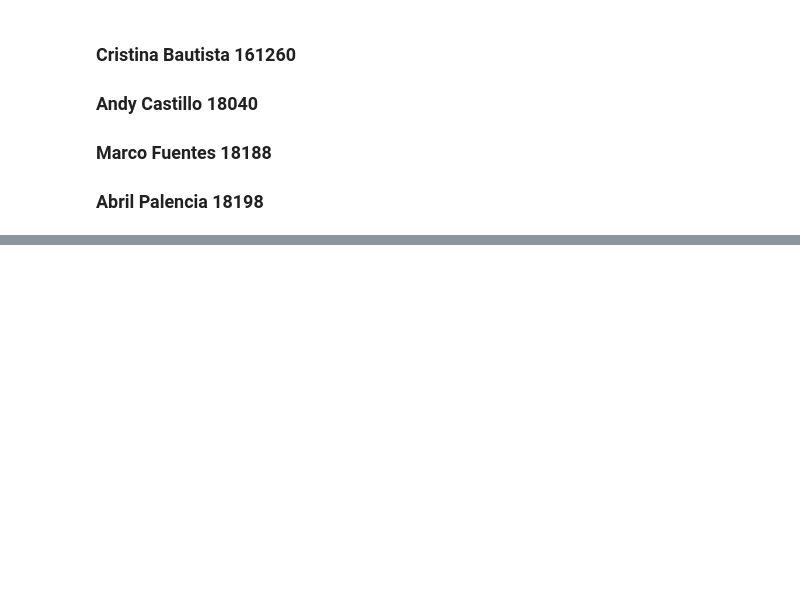
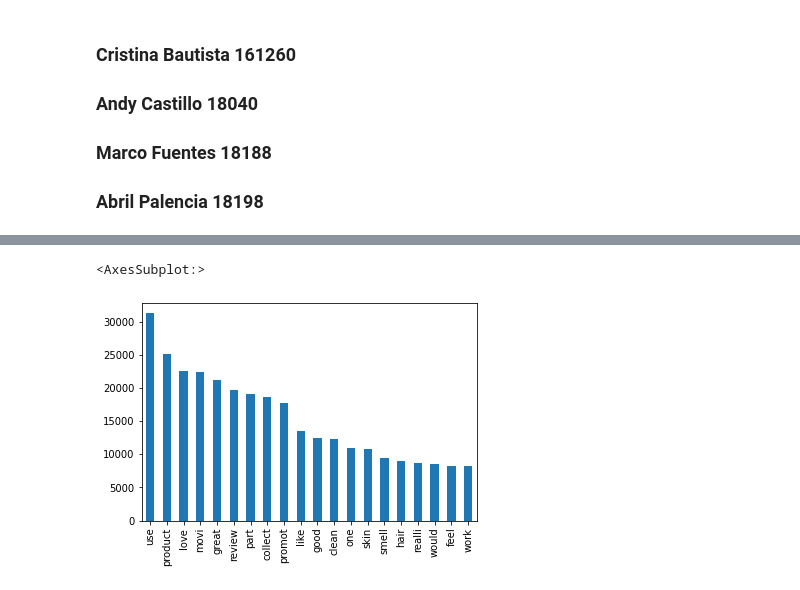
Before and after one commit to Andy5am/Lab5DS, a Jupyter notebook: Lab5DS.ipynb, the cells around one changed output, grey strips where cells are left out. Cells and saved outputs as stored; diff of their text form; code cells hidden in the pictures; blank space fills up the shorter version.

```diff
--- a/Lab5DS.ipynb
+++ b/Lab5DS.ipynb
@@ -153,3 +195,8 @@ data.head()
 | 2 | [lundberg] | [food, packaged, foods, snacks, c... | [lundberg] | [lundberg, organic, cinnamon, toa... | True | NaN | ... |
 | 3 | [k, y] | [personal, care, medicine, cabine... | [k, y] | [k, y, love, sensuality, pleasure... | False | False | ... |
 | 4 | [k, y] | [personal, care, medicine, cabine... | [k, y] | [k, y, love, sensuality, pleasure... | False | False | ... |
+# %%
+stemmer = PorterStemmer()
+def word_stemmer(data):
+    stem_text = " ".join([stemmer.stem(i) for i in data])
+    return stem_text
@@ -155,0 +218,8 @@ data.head()
+# %%
+data['reviews.text'] = data['reviews.text'].apply(lambda x: word_stemmer(x))
+df = data['reviews.text'].str.split(expand=True).stack().value_counts()
+# %%
+df[:20].plot.bar()
+# %% [output]
+<AxesSubplot:>
+[figure, added]
```
Also changed, not shown: parts of 9 cells of this notebook.
